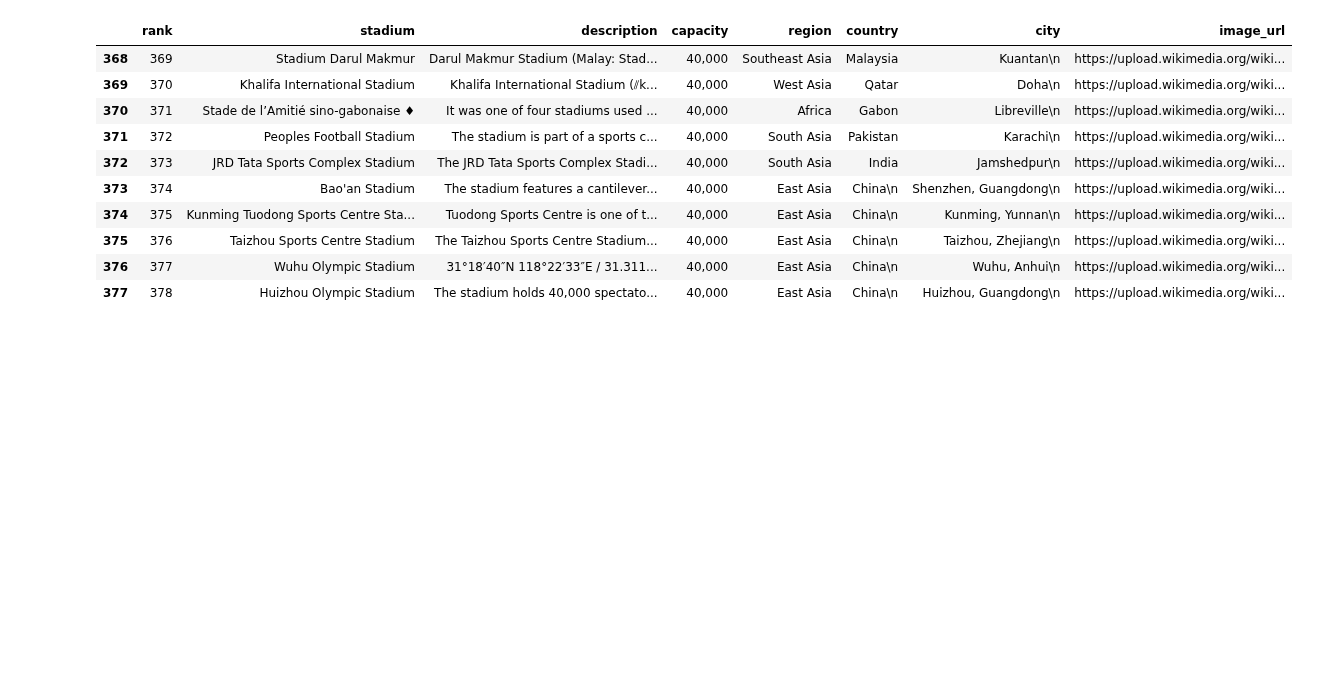
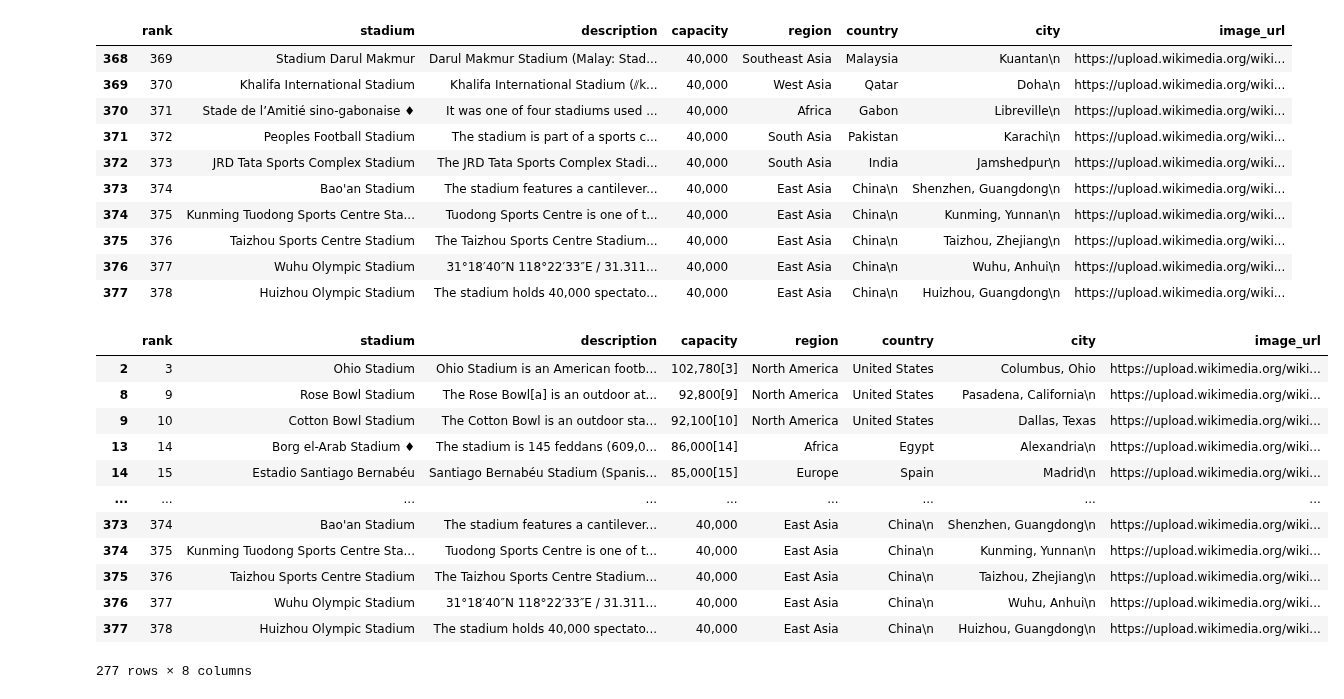
Before and after one commit to maodo/football-stadiums-data-project, a Jupyter notebook: wikipedia_data.ipynb, the cells around one changed output. Cells and saved outputs as stored; diff of their text form; code cells hidden in the pictures; blank space fills up the shorter version.

```diff
--- a/wikipedia_data.ipynb
+++ b/wikipedia_data.ipynb
@@ -87,3 +95,19 @@ df_stadiums.tail(10)
 | 375 | 376 | Taizhou Sports Centre Stadium | The Taizhou Sports Centre Stadium... | 40,000 | East Asia | China\n | Taizhou, Zhejiang\n | https://upload.wikimedia.org/wiki... |
 | 376 | 377 | Wuhu Olympic Stadium | 31°18′40″N 118°22′33″E﻿ / ﻿31.311... | 40,000 | East Asia | China\n | Wuhu, Anhui\n | https://upload.wikimedia.org/wiki... |
 | 377 | 378 | Huizhou Olympic Stadium | The stadium holds 40,000 spectato... | 40,000 | East Asia | China\n | Huizhou, Guangdong\n | https://upload.wikimedia.org/wiki... |
+# %%
+df_stadiums[df_stadiums.duplicated(['country'])]
+# %% [output]
+|  | rank | stadium | description | capacity | region | country | city | image_url |
+| 2 | 3 | Ohio Stadium | Ohio Stadium is an American footb... | 102,780[3] | North America | United States | Columbus, Ohio | https://upload.wikimedia.org/wiki... |
+| 8 | 9 | Rose Bowl Stadium | The Rose Bowl[a] is an outdoor at... | 92,800[9] | North America | United States | Pasadena, California\n | https://upload.wikimedia.org/wiki... |
+| 9 | 10 | Cotton Bowl Stadium | The Cotton Bowl is an outdoor sta... | 92,100[10] | North America | United States | Dallas, Texas | https://upload.wikimedia.org/wiki... |
+| 13 | 14 | Borg el-Arab Stadium ♦ | The stadium is 145 feddans (609,0... | 86,000[14] | Africa | Egypt | Alexandria\n | https://upload.wikimedia.org/wiki... |
+| 14 | 15 | Estadio Santiago Bernabéu | Santiago Bernabéu Stadium (Spanis... | 85,000[15] | Europe | Spain | Madrid\n | https://upload.wikimedia.org/wiki... |
+| ... | ... | ... | ... | ... | ... | ... | ... | ... |
+| 373 | 374 | Bao'an Stadium | The stadium features a cantilever... | 40,000 | East Asia | China\n | Shenzhen, Guangdong\n | https://upload.wikimedia.org/wiki... |
+| 374 | 375 | Kunming Tuodong Sports Centre Sta... | Tuodong Sports Centre is one of t... | 40,000 | East Asia | China\n | Kunming, Yunnan\n | https://upload.wikimedia.org/wiki... |
+| 375 | 376 | Taizhou Sports Centre Stadium | The Taizhou Sports Centre Stadium... | 40,000 | East Asia | China\n | Taizhou, Zhejiang\n | https://upload.wikimedia.org/wiki... |
+| 376 | 377 | Wuhu Olympic Stadium | 31°18′40″N 118°22′33″E﻿ / ﻿31.311... | 40,000 | East Asia | China\n | Wuhu, Anhui\n | https://upload.wikimedia.org/wiki... |
+| 377 | 378 | Huizhou Olympic Stadium | The stadium holds 40,000 spectato... | 40,000 | East Asia | China\n | Huizhou, Guangdong\n | https://upload.wikimedia.org/wiki... |
+277 rows × 8 columns
```
Also changed, not shown: parts of 2 cells of this notebook.
